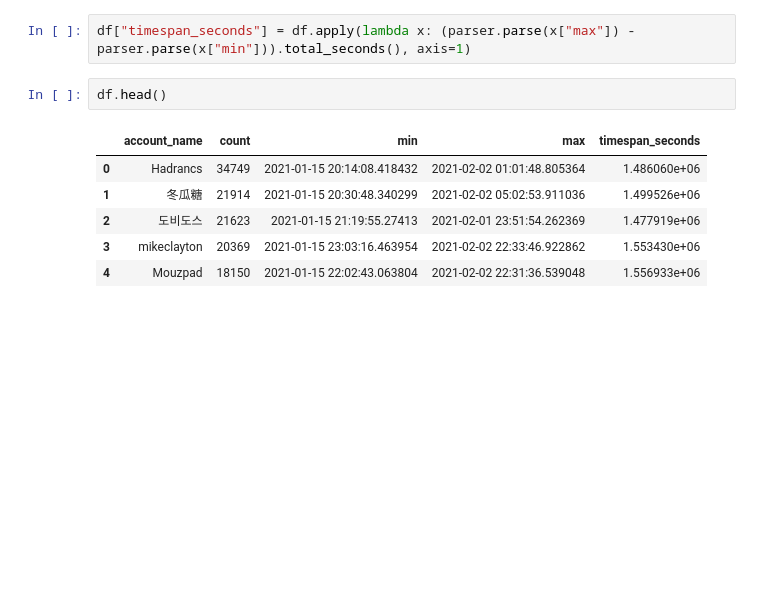
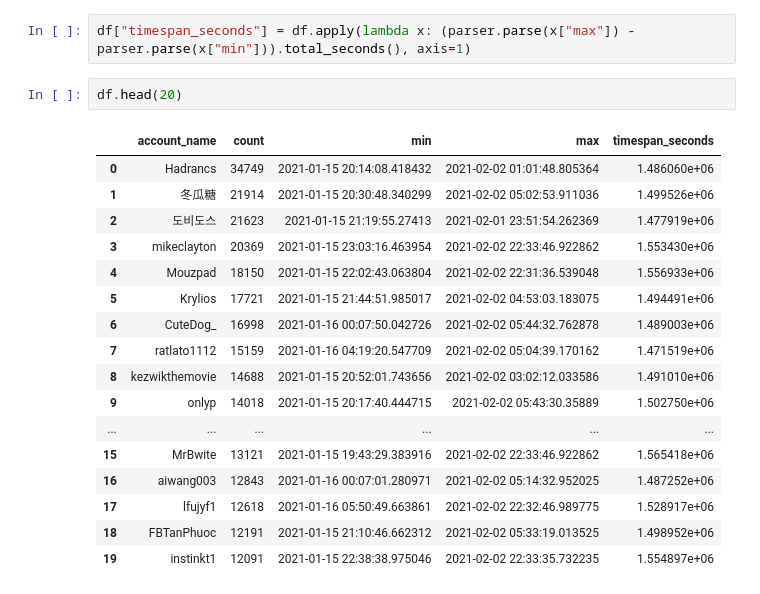
Before and after one commit to maximumstock/poe-river-analysis, a Jupyter notebook: Indexer League Traffic.ipynb, the cells around one changed output. Drawn from its saved outputs; the diff is of its cells as text; blank space fills up the shorter version.

```diff
--- a/Indexer League Traffic.ipynb
+++ b/Indexer League Traffic.ipynb
@@ -66,12 +65,23 @@ df = pd.read_csv("./datasets/league_stats/league_Ritual.csv")
 # %%
 df["timespan_seconds"] = df.apply(lambda x: (parser.parse(x["max"]) - parser.parse(x["min"])).total_seconds(), axis=1)
 # %%
-df.head()
+df.head(20)
 # %% [output]
 |  | account_name | count | min | max | timespan_seconds |
 | 0 | Hadrancs | 34749 | 2021-01-15 20:14:08.418432 | 2021-02-02 01:01:48.805364 | 1.486060e+06 |
 | 1 | 冬瓜糖 | 21914 | 2021-01-15 20:30:48.340299 | 2021-02-02 05:02:53.911036 | 1.499526e+06 |
 | 2 | 도비도스 | 21623 | 2021-01-15 21:19:55.27413 | 2021-02-01 23:51:54.262369 | 1.477919e+06 |
 | 3 | mikeclayton | 20369 | 2021-01-15 23:03:16.463954 | 2021-02-02 22:33:46.922862 | 1.553430e+06 |
 | 4 | Mouzpad | 18150 | 2021-01-15 22:02:43.063804 | 2021-02-02 22:31:36.539048 | 1.556933e+06 |
+| 5 | Krylios | 17721 | 2021-01-15 21:44:51.985017 | 2021-02-02 04:53:03.183075 | 1.494491e+06 |
+| 6 | CuteDog_ | 16998 | 2021-01-16 00:07:50.042726 | 2021-02-02 05:44:32.762878 | 1.489003e+06 |
+| 7 | ratlato1112 | 15159 | 2021-01-16 04:19:20.547709 | 2021-02-02 05:04:39.170162 | 1.471519e+06 |
+| 8 | kezwikthemovie | 14688 | 2021-01-15 20:52:01.743656 | 2021-02-02 03:02:12.033586 | 1.491010e+06 |
+| 9 | onlyp | 14018 | 2021-01-15 20:17:40.444715 | 2021-02-02 05:43:30.35889 | 1.502750e+06 |
+| ... | ... | ... | ... | ... | ... |
+| 15 | MrBwite | 13121 | 2021-01-15 19:43:29.383916 | 2021-02-02 22:33:46.922862 | 1.565418e+06 |
+| 16 | aiwang003 | 12843 | 2021-01-16 00:07:01.280971 | 2021-02-02 05:14:32.952025 | 1.487252e+06 |
+| 17 | lfujyf1 | 12618 | 2021-01-16 05:50:49.663861 | 2021-02-02 22:32:46.989775 | 1.528917e+06 |
+| 18 | FBTanPhuoc | 12191 | 2021-01-15 21:10:46.662312 | 2021-02-02 05:33:19.013525 | 1.498952e+06 |
+| 19 | instinkt1 | 12091 | 2021-01-15 22:38:38.975046 | 2021-02-02 22:33:35.732235 | 1.554897e+06 |
 # %%
```
Also changed, not shown: parts of 31 cells of this notebook.
